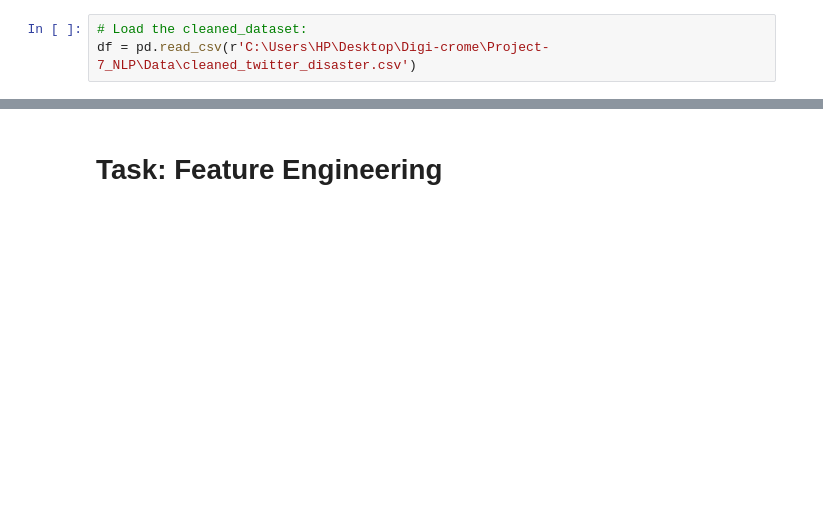
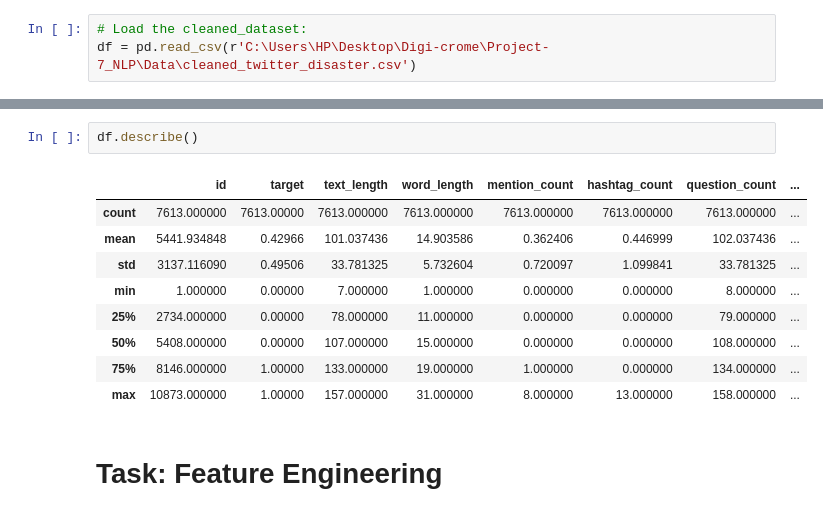
Before and after one commit to analysis86/NLP-Project-for-Disaster-Tweet-Classification, a Jupyter notebook: Note-Book/ Part 2_Feature Engineering and Model Selection.ipynb, the cells around one changed output, grey strips where cells are left out. Drawn from its saved outputs; the diff is of its cells as text; blank space fills up the shorter version.

```diff
--- a/Note-Book/ Part 2_Feature Engineering and Model Selection.ipynb
+++ b/Note-Book/ Part 2_Feature Engineering and Model Selection.ipynb
@@ -27,2 +63,14 @@ df.head(5)
+# %%
+df.describe()
+# %% [output]
+|  | id | target | text_length | word_length | mention_count | hashtag_count | question_count | ... |
+| count | 7613.000000 | 7613.00000 | 7613.000000 | 7613.000000 | 7613.000000 | 7613.000000 | 7613.000000 | ... |
+| mean | 5441.934848 | 0.42966 | 101.037436 | 14.903586 | 0.362406 | 0.446999 | 102.037436 | ... |
+| std | 3137.116090 | 0.49506 | 33.781325 | 5.732604 | 0.720097 | 1.099841 | 33.781325 | ... |
+| min | 1.000000 | 0.00000 | 7.000000 | 1.000000 | 0.000000 | 0.000000 | 8.000000 | ... |
+| 25% | 2734.000000 | 0.00000 | 78.000000 | 11.000000 | 0.000000 | 0.000000 | 79.000000 | ... |
+| 50% | 5408.000000 | 0.00000 | 107.000000 | 15.000000 | 0.000000 | 0.000000 | 108.000000 | ... |
+| 75% | 8146.000000 | 1.00000 | 133.000000 | 19.000000 | 1.000000 | 0.000000 | 134.000000 | ... |
+| max | 10873.000000 | 1.00000 | 157.000000 | 31.000000 | 8.000000 | 13.000000 | 158.000000 | ... |
 # %% [markdown]
 # Task: Feature Engineering
```
Also changed, not shown: parts of 65 cells of this notebook, 2 other files.
